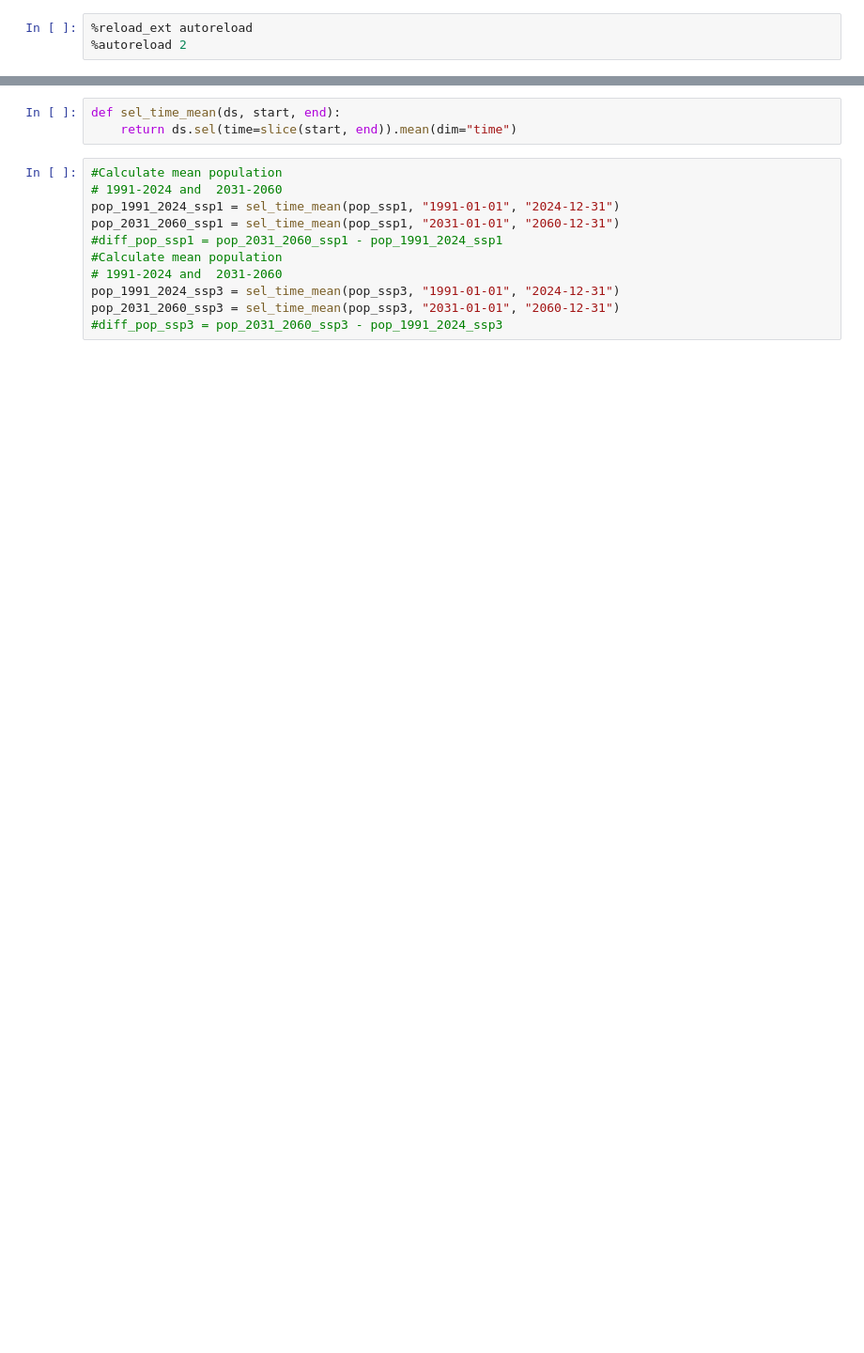
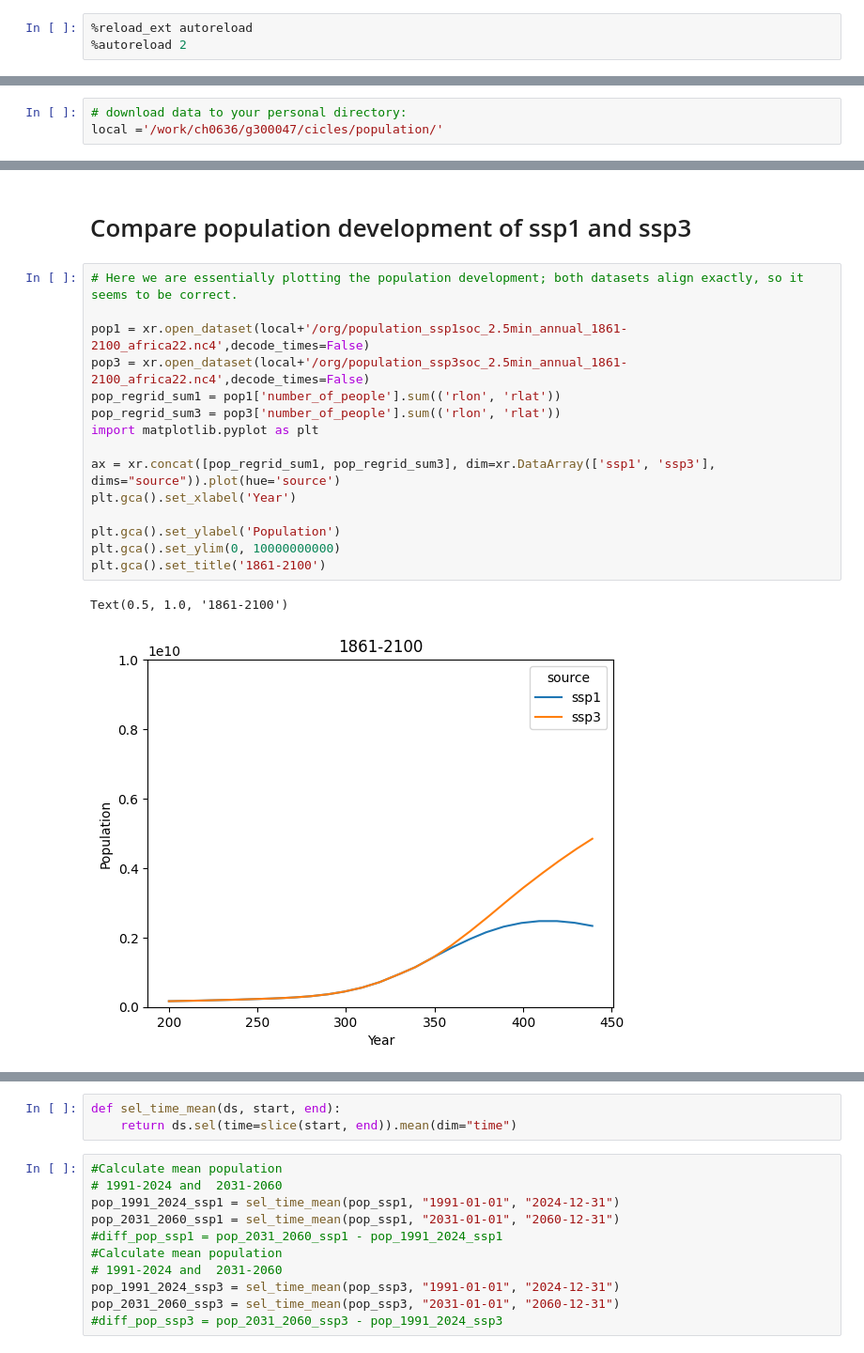
Before and after one commit to KatharinaBuelow/heat-exposure-africa, a Jupyter notebook: Notebooks/remap_population_to_afr22.ipynb, the cells around one changed output, grey strips where cells are left out. Shown: that part at 94% size. Cells and saved outputs as stored; diff of their text form; blank space fills up the shorter version.

```diff
--- a/Notebooks/remap_population_to_afr22.ipynb
+++ b/Notebooks/remap_population_to_afr22.ipynb
@@ -9 +16,4 @@ import cf_xarray as cfxr
+# %%
+# download data to your personal directory:
+local ='/work/ch0636/g300047/cicles/population/'
 # %% [raw]
@@ -139 +108,21 @@ Note: you may need to restart the kernel to use updated packages.
+# %% [markdown]
+# Compare population development of ssp1 and ssp3
+# %%
+# Here we are essentially plotting the population development; both datasets align exactly, so it seems to be correct.
+
+pop1 = xr.open_dataset(local+'/org/population_ssp1soc_2.5min_annual_1861-2100_africa22.nc4',decode_times=False)
+pop3 = xr.open_dataset(local+'/org/population_ssp3soc_2.5min_annual_1861-2100_africa22.nc4',decode_times=False)
+pop_regrid_sum1 = pop1['number_of_people'].sum(('rlon', 'rlat'))
+pop_regrid_sum3 = pop3['number_of_people'].sum(('rlon', 'rlat'))
+import matplotlib.pyplot as plt
+
+ax = xr.concat([pop_regrid_sum1, pop_regrid_sum3], dim=xr.DataArray(['ssp1', 'ssp3'], dims="source")).plot(hue='source')
+plt.gca().set_xlabel('Year')
+
+plt.gca().set_ylabel('Population')
+plt.gca().set_ylim(0, 10000000000)
+plt.gca().set_title('1861-2100')
+# %% [output]
+Text(0.5, 1.0, '1861-2100')
+[figure, added]
 # %%
```
Also changed, not shown: parts of 17 cells of this notebook, 2 other files.
